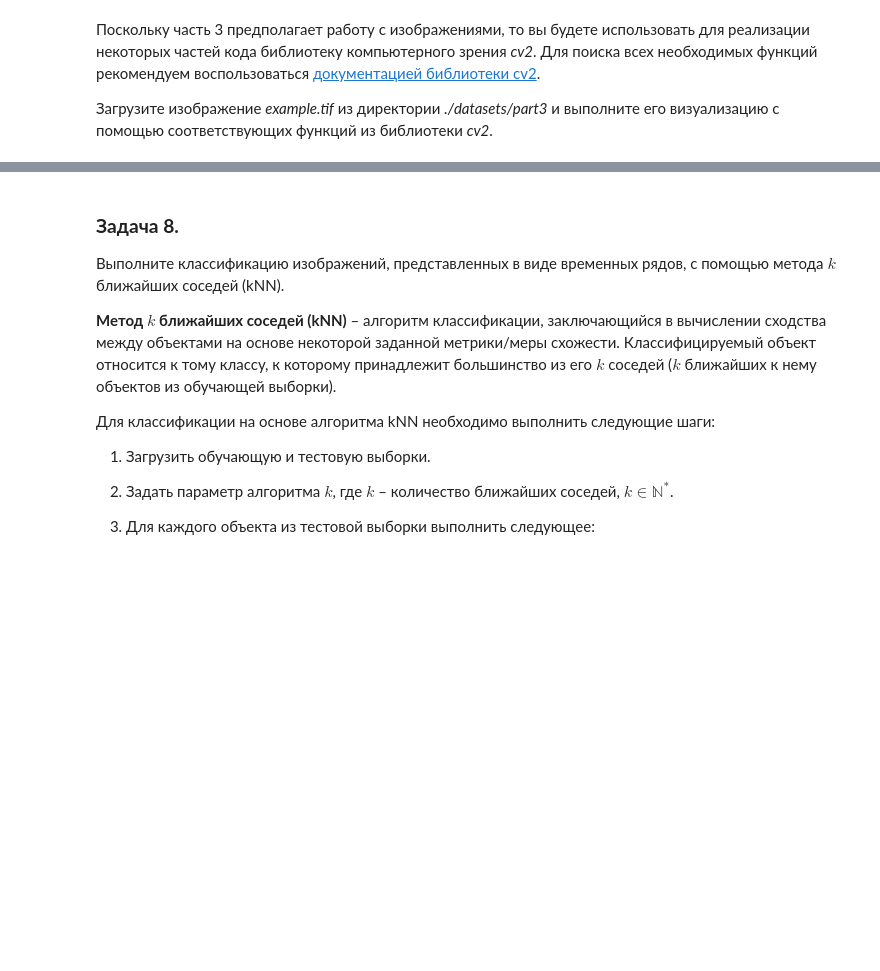
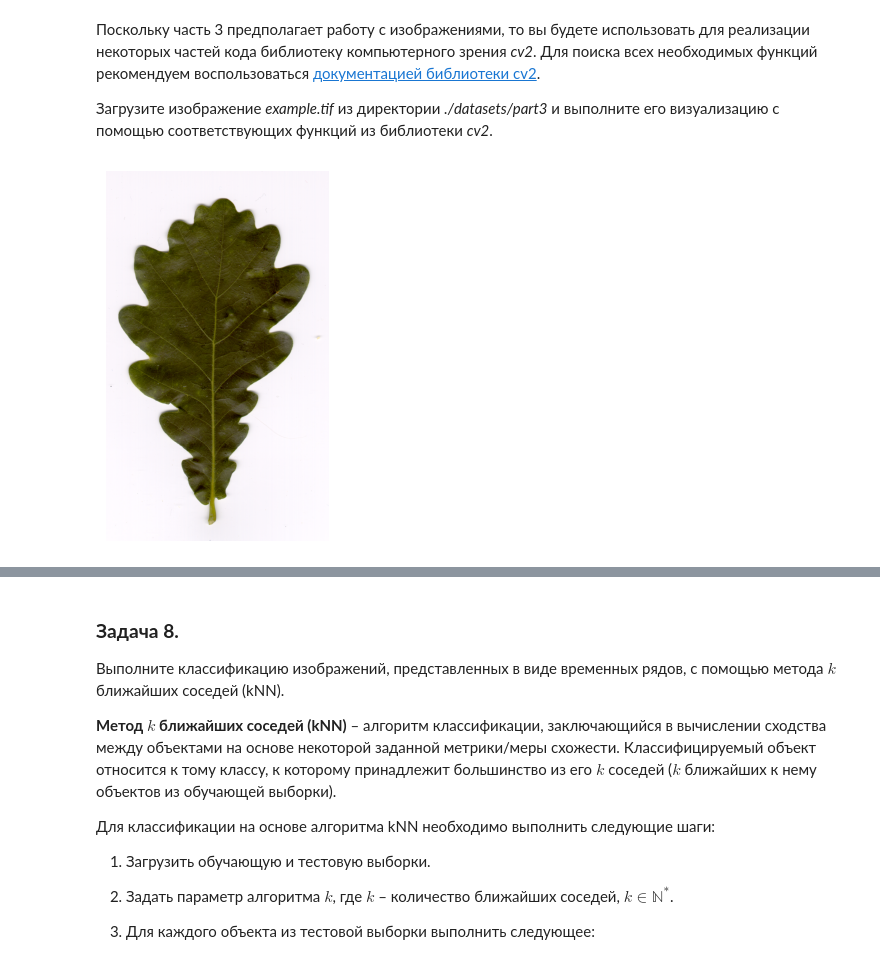
Before and after one commit to Morkva12/2026-Cheskidov, a Jupyter notebook: practice/01 Basics/01 Basics.ipynb, the cells around one changed output, grey strips where cells are left out. Cells and saved outputs as stored; diff of their text form; code cells hidden in the pictures; blank space fills up the shorter version.

```diff
--- a/practice/01 Basics/01 Basics.ipynb
+++ b/practice/01 Basics/01 Basics.ipynb
@@ -380,3 +427,8 @@ T = \{t_i\}_{i=1}^K,\;где \; t_i = dist(O, P_i), \; P_i \in P.
+# %%
+img = cv2.imread('./datasets/part3/example.tif')
+cv2_imshow(img)
+# %% [output]
+[figure, added]
 # %% [markdown]
 За конвертацию изображения во временной ряд с помощью описанного выше метода отвечает функция `image2ts()` из модуля *image_converter.py*. Прежде чем исходное изображение будет преобразовано во временной ряд, сначала оно должно пройти этап предварительной обработки. Предварительная обработка включает в себя следующие шаги:
 
```
Also changed, not shown: parts of 29 cells of this notebook, 6 other files.
